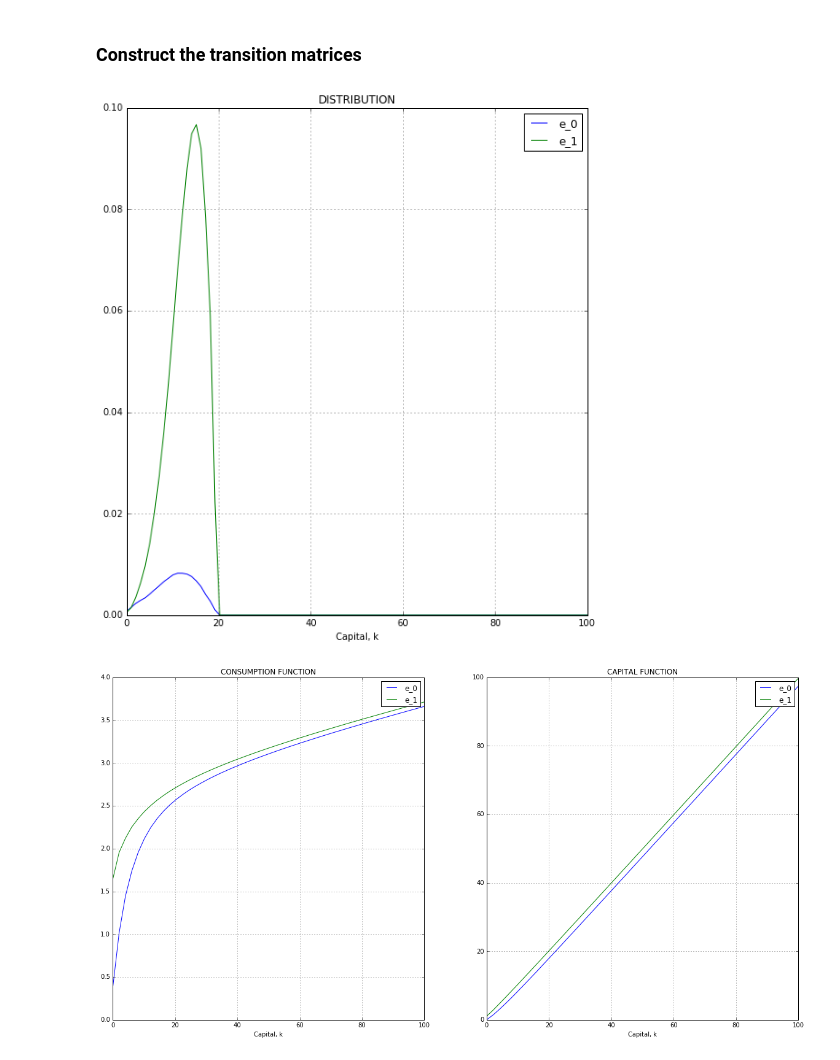
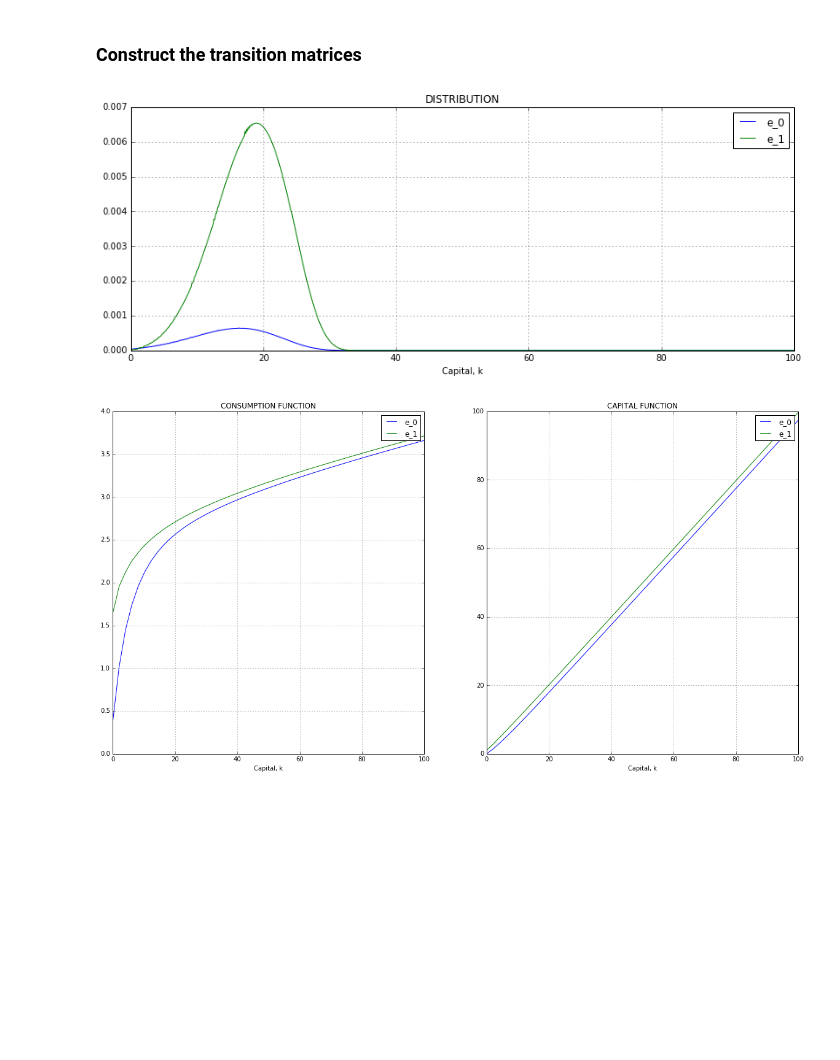
Before and after one commit to jagman88/dolo, a Jupyter notebook: examples/models/statdist_example.ipynb, the cells around one changed output. Drawn from its saved outputs; the diff is of its cells as text; code cells hidden in the pictures; blank space fills up the shorter version.

```diff
--- a/examples/models/statdist_example.ipynb
+++ b/examples/models/statdist_example.ipynb
@@ -54,2 +28,4 @@ kprimef = np.vstack([k0, k1])
+# %%
+L, QT, kgridf = stat_dist(model, mdr, Nkf=1000, verbose=False)
 # %% [markdown]
 ### Construct the transition matrices
@@ -126,16 +32,16 @@ L = L.reshape(Ne, Nkf).T
 # %%
 %matplotlib inline
 
-plt.figure(figsize=(20, 10))
+plt.figure(figsize=(30, 5))
 plt.subplot(121)
 plt.plot(kgridf, L[:,0],label='e_0')
 plt.plot(kgridf, L[:,1],label='e_1')
 plt.xlabel('Capital, k')
 plt.title('DISTRIBUTION')
 plt.legend()
 plt.grid()
 # %% [output]
-[figure, old version]
+[figure, new version]
 # %%
 # Plot controls
 
```
Also changed, not shown: parts of 8 cells of this notebook, 2 other files.
